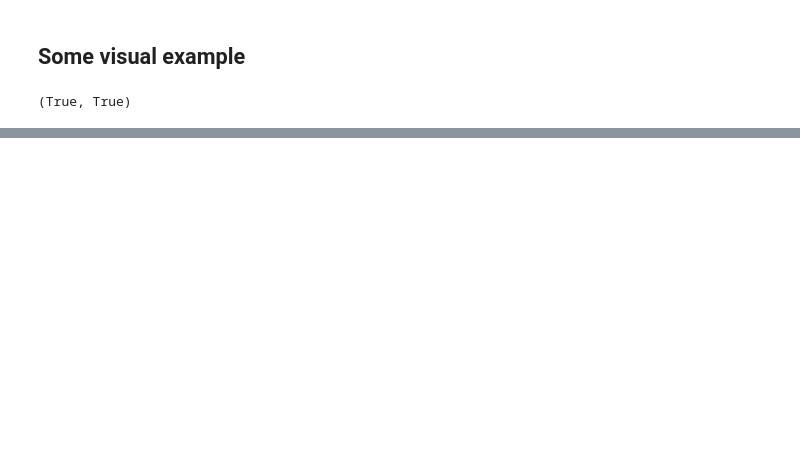
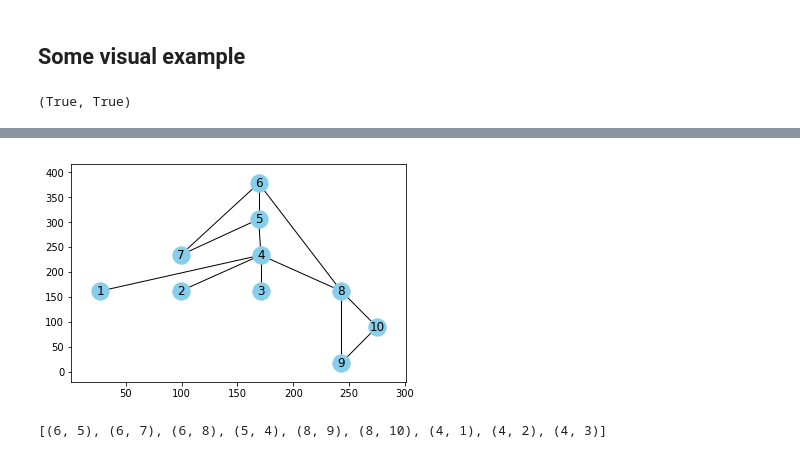
Before and after one commit to ivalearn/graphs-intro, a Jupyter notebook: build-spanning-tree.ipynb, the cells around one changed output, grey strips where cells are left out. Drawn from its saved outputs; the diff is of its cells as text; code cells hidden in the pictures; blank space fills up the shorter version.

```diff
--- a/build-spanning-tree.ipynb
+++ b/build-spanning-tree.ipynb
@@ -118,0 +127,14 @@ nx.draw_networkx(G, pos=pos, width=0, with_labels=True, node_color='skyblue')
+# %%
+G = nx.from_edgelist([(6,5),(6,7),(6,8),
+                      (8,9),(8,10),
+                      (5,4),
+                      (4,1),(4,2),(4,3),
+                      (5,7),(4,8),(9,10)])
+pos = nx.nx_pydot.pydot_layout(G.to_directed(), prog='dot')
+nx.draw_networkx(G, pos=pos, node_color='skyblue')
+# %% [output]
+[figure, added]
+# %%
+wide_spanning_tree(G, root=6, as_list=True)
+# %% [output]
+[(6, 5), (6, 7), (6, 8), (5, 4), (8, 9), (8, 10), (4, 1), (4, 2), (4, 3)]
```
Also changed, not shown: parts of 19 cells of this notebook.
